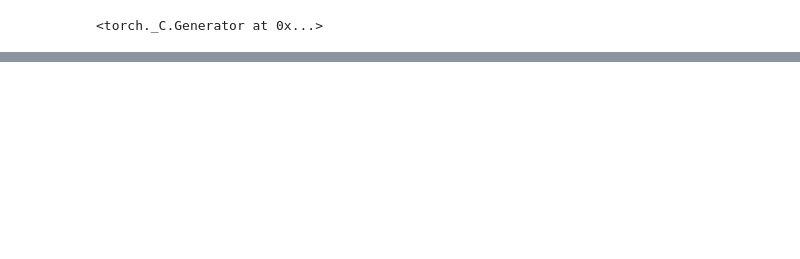
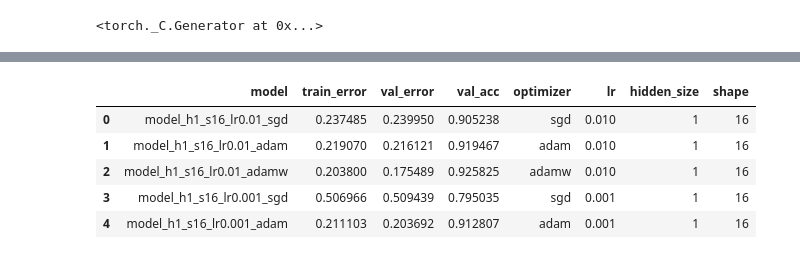
Before and after one commit to Calebagoha123/ocean_proximity, a Jupyter notebook: prediction_model.ipynb, the cells around one changed output, grey strips where cells are left out. Drawn from its saved outputs; the diff is of its cells as text; code cells hidden in the pictures; blank space fills up the shorter version.

```diff
--- a/prediction_model.ipynb
+++ b/prediction_model.ipynb
@@ -90,5 +66,8 @@ def create_model(hidden_size, learning_rate, shape, optimi):
         optimizer = optim.SGD(m.parameters(), lr=learning_rate)
     elif optimi == 'adam':
         optimizer = optim.Adam(m.parameters(), lr=learning_rate)
+    elif optimi == 'adamw':
+       optimizer = optim.AdamW(m.parameters(), lr=learning_rate, weight_decay=1e-4)
+
     return m, optimizer
 # %%
@@ -212,0 +170,30 @@ Running model_h1_s64_lr0.001_sgd
+# %%
+from tqdm import tqdm
+hidden_sizes = [1, 2, 3, 4, 5]
+shape = [16,32,64]
+learning_rates = [0.01, 0.001, 0.0001]
+optimizers = ['sgd', 'adam', 'adamw']
+models = pd.DataFrame(columns=['model', 'train_error', 'val_error', 'val_acc', 'optimizer', 'lr', 'hidden_size', 'shape'])
+total_iterations = len(hidden_sizes) * len(shape) * len(learning_rates) * len(optimizers)
+
+with tqdm(total=total_iterations, desc="Training Models") as pbar:
+    for a in hidden_sizes:
+        for b in shape:
+            for c in learning_rates:
+                for d in optimizers:
+                    model, optimizer = create_model(a, c, b, d)
+                    model.to(device)
+                    m_name = f'model_h{a}_s{b}_lr{c}_{d}'
+                    pbar.set_postfix_str(f"Running {m_name}")   # <-- replaces print()
+                    t_loss, v_loss, v_acc = train_and_val(model, optimizer, m_name)
+                    models.loc[len(models)] = [m_name, t_loss, v_loss, v_acc,  d, c, a, b]
+                    pbar.update(1)
+# %%
+models.head()
+# %% [output]
+|  | model | train_error | val_error | val_acc | optimizer | lr | hidden_size | shape |
+| 0 | model_h1_s16_lr0.01_sgd | 0.237485 | 0.239950 | 0.905238 | sgd | 0.010 | 1 | 16 |
+| 1 | model_h1_s16_lr0.01_adam | 0.219070 | 0.216121 | 0.919467 | adam | 0.010 | 1 | 16 |
+| 2 | model_h1_s16_lr0.01_adamw | 0.203800 | 0.175489 | 0.925825 | adamw | 0.010 | 1 | 16 |
+| 3 | model_h1_s16_lr0.001_sgd | 0.506966 | 0.509439 | 0.795035 | sgd | 0.001 | 1 | 16 |
+| 4 | model_h1_s16_lr0.001_adam | 0.211103 | 0.203692 | 0.912807 | adam | 0.001 | 1 | 16 |
```
Also changed, not shown: parts of 7 cells of this notebook, 1 other file.
